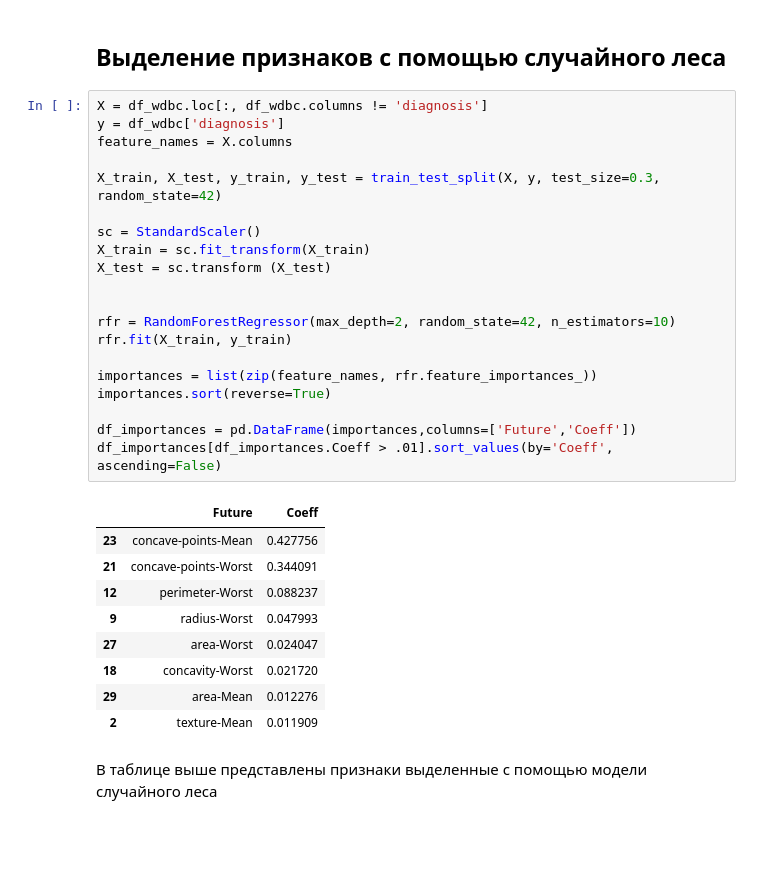
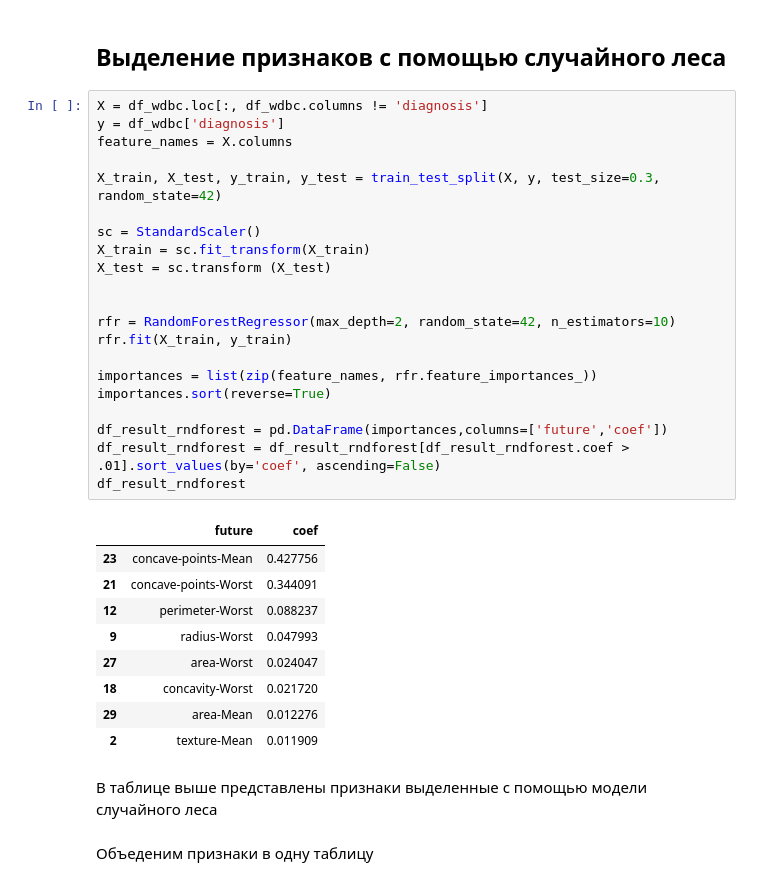
Before and after one commit to sergaph/OTUS-ML, a Jupyter notebook: 3_Exploratory_Data_Analysis_and_Preprocessing/3_Exploratory_Data_Analysis_and_Preprocessing_Homework.ipynb, the cells around one changed output. Saved outputs shown, nothing was run; the diff lists cells and outputs as text; blank space fills up the shorter version.

```diff
--- a/3_Exploratory_Data_Analysis_and_Preprocessing/3_Exploratory_Data_Analysis_and_Preprocessing_Homework.ipynb
+++ b/3_Exploratory_Data_Analysis_and_Preprocessing/3_Exploratory_Data_Analysis_and_Preprocessing_Homework.ipynb
@@ -312,25 +367,26 @@ df_tmp[df_tmp.duplicated(subset='Corr')]
 # %%
 X = df_wdbc.loc[:, df_wdbc.columns != 'diagnosis']
 y = df_wdbc['diagnosis']
 feature_names = X.columns
 
 X_train, X_test, y_train, y_test = train_test_split(X, y, test_size=0.3, random_state=42)
 
 sc = StandardScaler()
 X_train = sc.fit_transform(X_train)
 X_test = sc.transform (X_test)
 
 
 rfr = RandomForestRegressor(max_depth=2, random_state=42, n_estimators=10)
 rfr.fit(X_train, y_train)
 
 importances = list(zip(feature_names, rfr.feature_importances_))
 importances.sort(reverse=True)
 
-df_importances = pd.DataFrame(importances,columns=['Future','Coeff'])
-df_importances[df_importances.Coeff > .01].sort_values(by='Coeff', ascending=False)
+df_result_rndforest = pd.DataFrame(importances,columns=['future','coef'])
+df_result_rndforest = df_result_rndforest[df_result_rndforest.coef > .01].sort_values(by='coef', ascending=False)
+df_result_rndforest
 # %% [output]
-|  | Future | Coeff |
+|  | future | coef |
 | 23 | concave-points-Mean | 0.427756 |
 | 21 | concave-points-Worst | 0.344091 |
 | 12 | perimeter-Worst | 0.088237 |
@@ -341,3 +397,5 @@ df_importances[df_importances.Coeff > .01].sort_values(by='Coeff', ascending=Fal
 | 2 | texture-Mean | 0.011909 |
 # %% [markdown]
 В таблице выше представлены признаки выделенные с помощью модели случайного леса
+# %% [markdown]
+Объеденим признаки в одну таблицу
```
Also changed, not shown: parts of 11 cells of this notebook, 3 other files.
